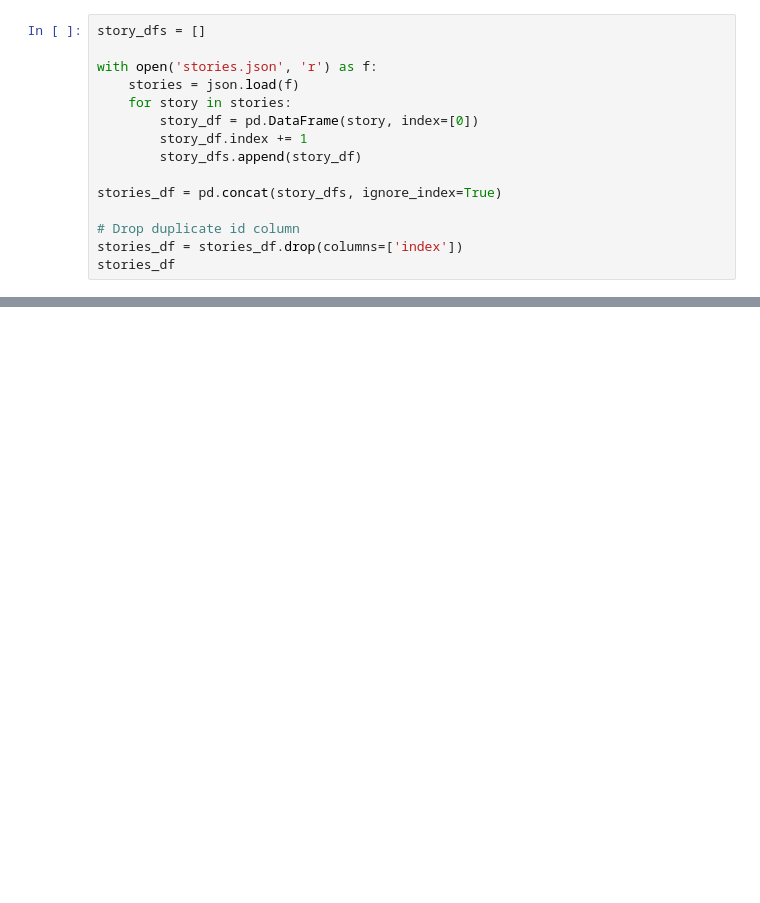
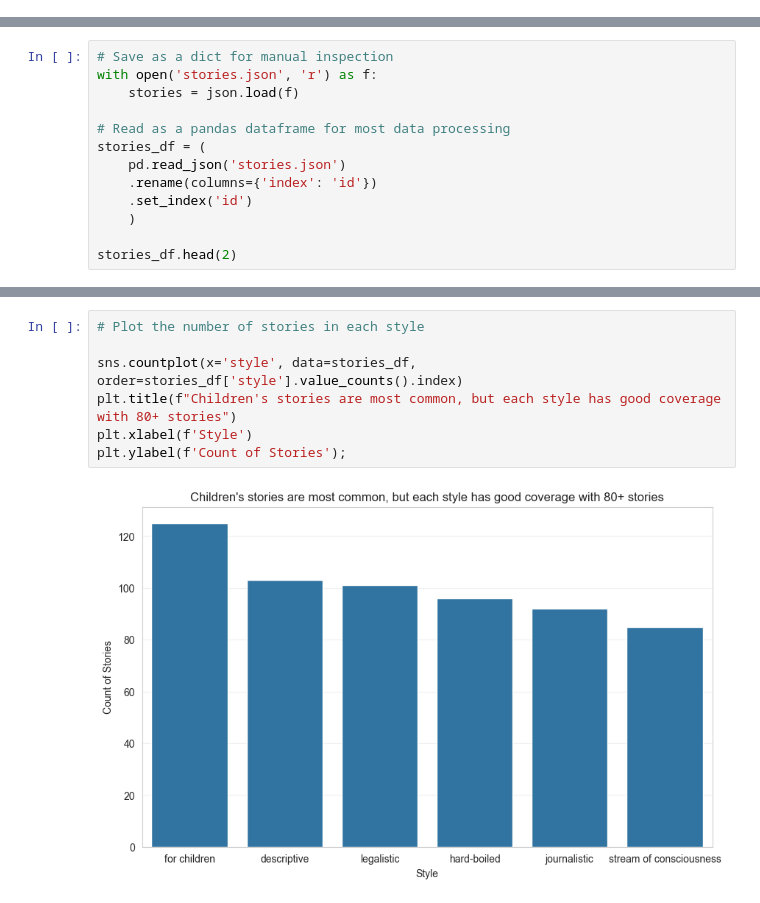
Before and after one commit to cbrown564-alt/qub-msc-ai, a Jupyter notebook: semester-2/natural-language-processing/cw1-llm-linguistic-structure/conor_brown_40466218_a1.ipynb, the cells around one changed output, grey strips where cells are left out. Saved outputs shown, nothing was run; the diff lists cells and outputs as text; blank space fills up the shorter version.

```diff
--- a/semester-2/natural-language-processing/cw1-llm-linguistic-structure/conor_brown_40466218_a1.ipynb
+++ b/semester-2/natural-language-processing/cw1-llm-linguistic-structure/conor_brown_40466218_a1.ipynb
@@ -38,15 +0,0 @@ primary_color = sns.color_palette('tab10')[0]
-# %%
-story_dfs = []
-
-with open('stories.json', 'r') as f:
-    stories = json.load(f)
-    for story in stories:
-        story_df = pd.DataFrame(story, index=[0])
-        story_df.index += 1
-        story_dfs.append(story_df)
-
-stories_df = pd.concat(story_dfs, ignore_index=True)
-
-# Drop duplicate id column
-stories_df = stories_df.drop(columns=['index'])
-stories_df
@@ -134,0 +76,13 @@ for entity in doc.ents:
+# %%
+# Save as a dict for manual inspection
+with open('stories.json', 'r') as f:
+    stories = json.load(f)
+
+# Read as a pandas dataframe for most data processing
+stories_df = (
+    pd.read_json('stories.json')
+    .rename(columns={'index': 'id'})
+    .set_index('id')
+    )
+
+stories_df.head(2)
@@ -134,0 +94,9 @@ for entity in doc.ents:
+# %%
+# Plot the number of stories in each style
+
+sns.countplot(x='style', data=stories_df, order=stories_df['style'].value_counts().index)
+plt.title(f"Children's stories are most common, but each style has good coverage with 80+ stories")
+plt.xlabel(f'Style')
+plt.ylabel(f'Count of Stories');
+# %% [output]
+[figure, added]
```
Also changed, not shown: parts of 59 cells of this notebook, 9 other files.
